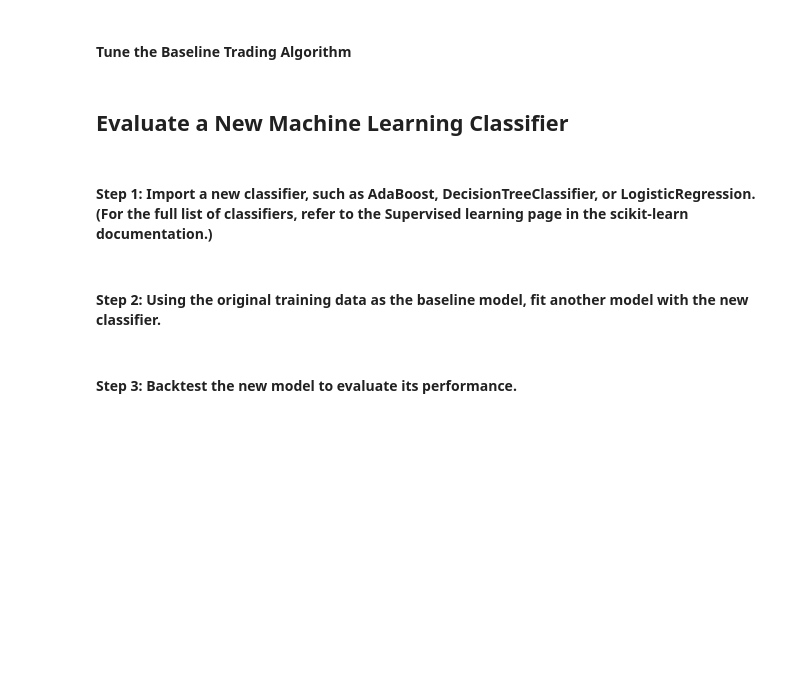
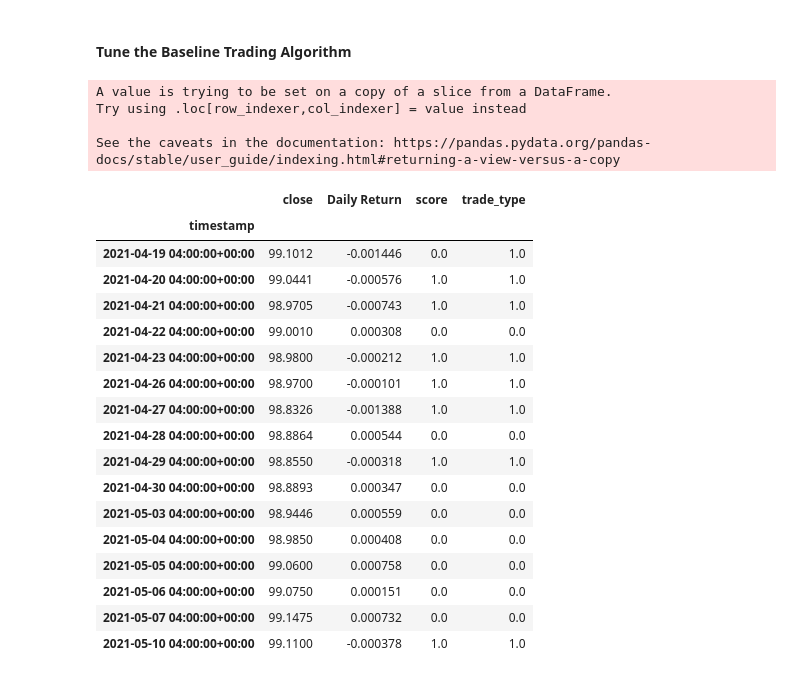
Before and after one commit to pwilli23/Crypto_Sentiment_Analyzer, a Jupyter notebook: Crypto_Analyzer.ipynb, the cells around one changed output. Cells and saved outputs as stored; diff of their text form; code cells hidden in the pictures; blank space fills up the shorter version.

```diff
--- a/Crypto_Analyzer.ipynb
+++ b/Crypto_Analyzer.ipynb
@@ -108,0 +136,6 @@ prices_df.head(100)
+# %%
+# Calculate the daily returns using the closing prices and the pct_change function
+project_df["Daily Return"] = project_df["close"].pct_change()
+
+# Display sample data
+project_df.head()
@@ -108,0 +150,7 @@ prices_df.head(100)
+# %%
+# Drop all NaN values from the DataFrame
+project_df = project_df.dropna()
+
+# Review the DataFrame
+display(project_df.head())
+display(project_df.tail())
@@ -115,11 +251,59 @@ prices_df.head(100)
 # %% [markdown]
 
 #### Tune the Baseline Trading Algorithm
-# %% [markdown]
-## Evaluate a New Machine Learning Classifier
-# %% [markdown]
-#### Step 1: Import a new classifier, such as AdaBoost, DecisionTreeClassifier, or LogisticRegression. (For the full list of classifiers, refer to the Supervised learning page in the scikit-learn documentation.)
-# %% [markdown]
-#### Step 2: Using the original training data as the baseline model, fit another model with the new classifier.
-# %% [markdown]
-#### Step 3: Backtest the new model to evaluate its performance.
+# %%
+# Initialize trade_type column for buys and sell
+project_df["trade_type"]= np.nan
+
+
+# Loop through the Pandas DataFrame and initiate
+for index, row in project_df.iterrows():
+
+    # buy if the previous price is 0
+    if previous_price == 0:
+        project_df.loc[index, "trade_type"] = 1
+
+    # buy if the current day price is less than previous close
+    elif row["close"] < previous_price:
+        project_df.loc[index, "trade_type"] = 1
+
+    # hold if the current day price is greater than previous close
+    elif row["close"] > previous_price:
+        project_df.loc[index, "trade_type"] = 0
+
+    # as well, hold if the current day price is equal to previous close
+    else:
+        project_df.loc[index, "trade_type"] = 0
+
+    # set the previous_price variable to the close of current row
+    previous_price = row["close"]
+
+    # if the index is the last index of the Data
+    if index == project_df.index[-1]:
+        project_df.loc[index, "trade_type"] = 1
+# %% [output]
+A value is trying to be set on a copy of a slice from a DataFrame.
+Try using .loc[row_indexer,col_indexer] = value instead
+
+See the caveats in the documentation: https://pandas.pydata.org/pandas-docs/stable/user_guide/indexing.html#returning-a-view-versus-a-copy
+# %%
+project_df
+# %% [output]
+|  | close | Daily Return | score | trade_type |
+| timestamp |  |  |  |  |
+| 2021-04-19 04:00:00+00:00 | 99.1012 | -0.001446 | 0.0 | 1.0 |
+| 2021-04-20 04:00:00+00:00 | 99.0441 | -0.000576 | 1.0 | 1.0 |
+| 2021-04-21 04:00:00+00:00 | 98.9705 | -0.000743 | 1.0 | 1.0 |
+| 2021-04-22 04:00:00+00:00 | 99.0010 | 0.000308 | 0.0 | 0.0 |
+| 2021-04-23 04:00:00+00:00 | 98.9800 | -0.000212 | 1.0 | 1.0 |
+| 2021-04-26 04:00:00+00:00 | 98.9700 | -0.000101 | 1.0 | 1.0 |
+| 2021-04-27 04:00:00+00:00 | 98.8326 | -0.001388 | 1.0 | 1.0 |
+| 2021-04-28 04:00:00+00:00 | 98.8864 | 0.000544 | 0.0 | 0.0 |
+| 2021-04-29 04:00:00+00:00 | 98.8550 | -0.000318 | 1.0 | 1.0 |
+| 2021-04-30 04:00:00+00:00 | 98.8893 | 0.000347 | 0.0 | 0.0 |
+| 2021-05-03 04:00:00+00:00 | 98.9446 | 0.000559 | 0.0 | 0.0 |
+| 2021-05-04 04:00:00+00:00 | 98.9850 | 0.000408 | 0.0 | 0.0 |
+| 2021-05-05 04:00:00+00:00 | 99.0600 | 0.000758 | 0.0 | 0.0 |
+| 2021-05-06 04:00:00+00:00 | 99.0750 | 0.000151 | 0.0 | 0.0 |
+| 2021-05-07 04:00:00+00:00 | 99.1475 | 0.000732 | 0.0 | 0.0 |
+| 2021-05-10 04:00:00+00:00 | 99.1100 | -0.000378 | 1.0 | 1.0 |
```
Also changed, not shown: parts of 22 cells of this notebook.
